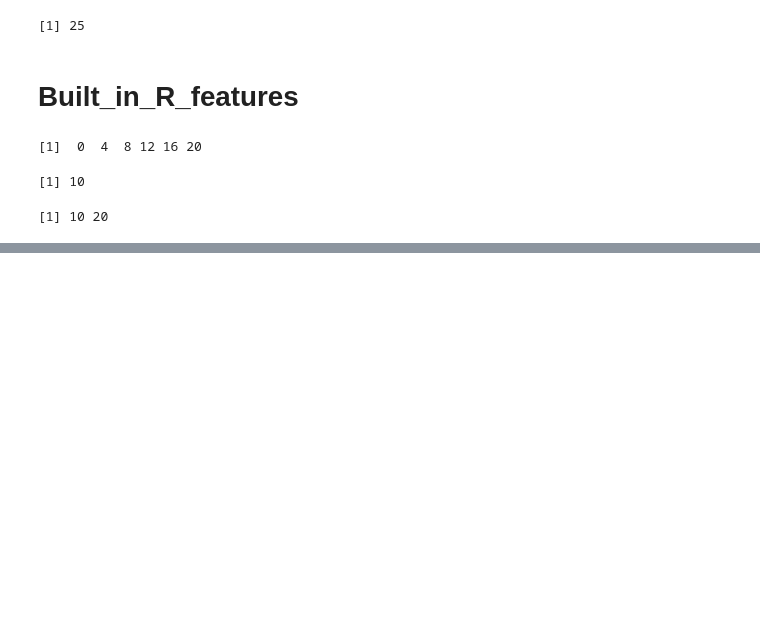
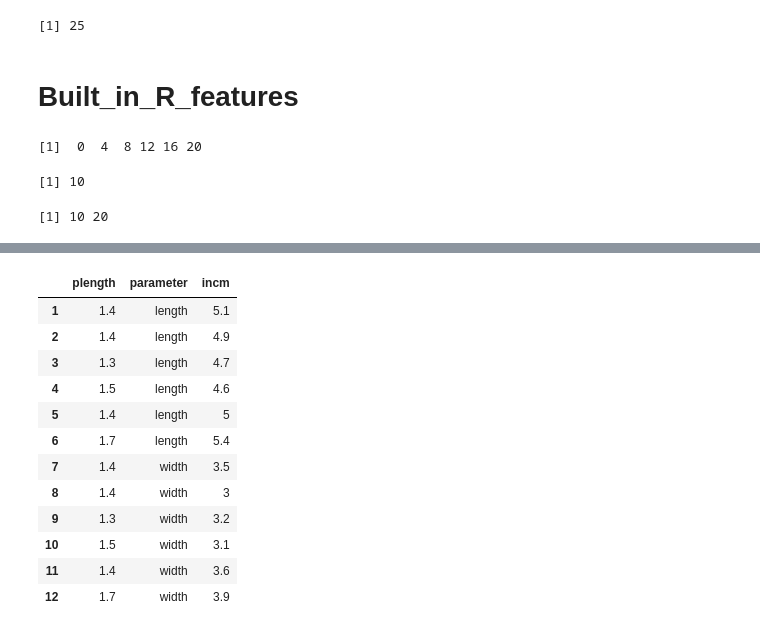
Before and after one commit to swainasish/learn, a Jupyter notebook: R_basic_udemy.ipynb, the cells around one changed output, grey strips where cells are left out. Drawn from its saved outputs; the diff is of its cells as text; code cells hidden in the pictures; blank space fills up the shorter version.

```diff
--- a/R_basic_udemy.ipynb
+++ b/R_basic_udemy.ipynb
@@ -192,0 +329,4 @@ c
+# %%
+df<- iris[1:6,1:3]
+colnames(df)<-c('length','width','plength')
+df
@@ -192,0 +341,18 @@ c
+# %%
+#gather-  convert the colname into row helps in comparative analysis
+df_gather<-tidyr::gather(df,parameter,incm,length,width)   #gather(data,new_colname_1,new_colname_2,columns)
+df_gather
+# %% [output]
+|  | plength | parameter | incm |
+| 1 | 1.4 | length | 5.1 |
+| 2 | 1.4 | length | 4.9 |
+| 3 | 1.3 | length | 4.7 |
+| 4 | 1.5 | length | 4.6 |
+| 5 | 1.4 | length | 5 |
+| 6 | 1.7 | length | 5.4 |
+| 7 | 1.4 | width | 3.5 |
+| 8 | 1.4 | width | 3 |
+| 9 | 1.3 | width | 3.2 |
+| 10 | 1.5 | width | 3.1 |
+| 11 | 1.4 | width | 3.6 |
+| 12 | 1.7 | width | 3.9 |
```
Also changed, not shown: parts of 23 cells of this notebook.
